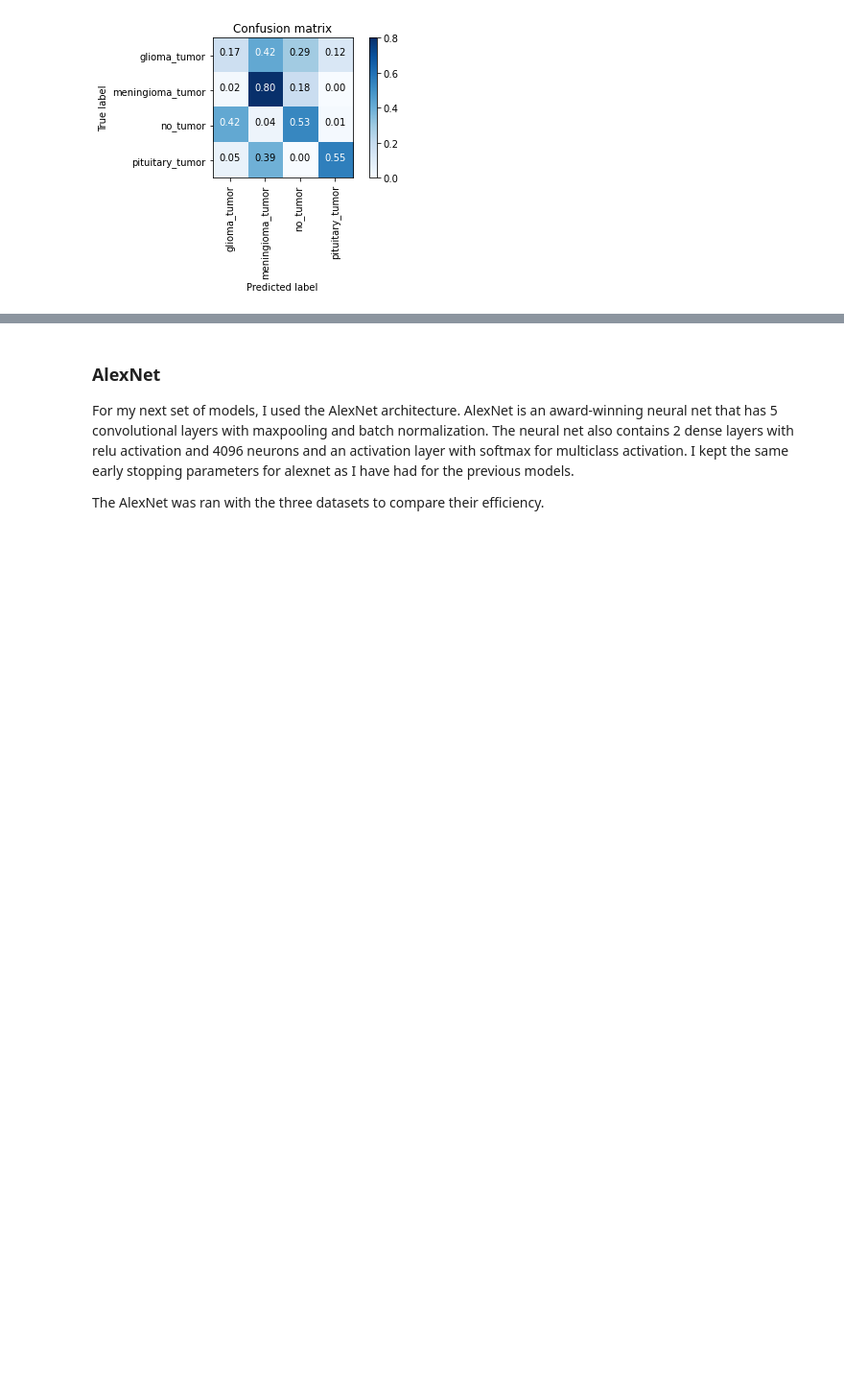
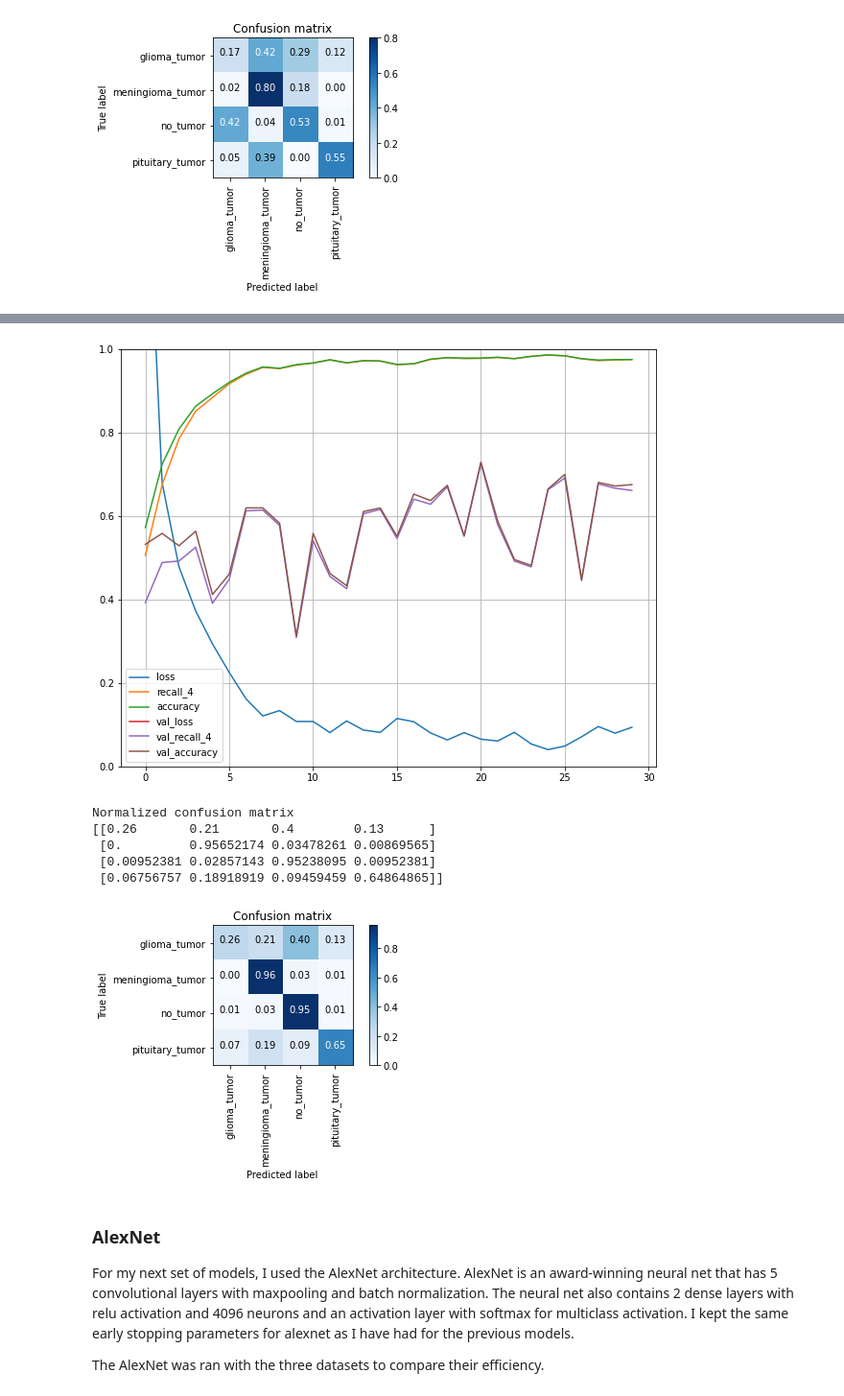
Before and after one commit to Jacobheyman702/Brain_tumor_classifer, a Jupyter notebook: MRI_Image_CNN's.ipynb, the cells around one changed output, grey strips where cells are left out. Shown at 96% size. Saved outputs shown, nothing was run; the diff lists cells and outputs as text; code cells hidden in the pictures; blank space fills up the shorter version.

Commit message:
new model tests

```diff
--- a/MRI_Image_CNN's.ipynb
+++ b/MRI_Image_CNN's.ipynb
@@ -204,16 +202,16 @@ train_zca_fit = brightzca.fit(data_train)
 # %% [markdown]
 ### New Aug
 # %%
-zcarotate = ImageDataGenerator(rescale=1./255,brightness_range=(1.1,1.6),zca_whitening=True,rotation_range=60)
+blip = ImageDataGenerator(rescale=1./255,brightness_range=(1.1,1.6),vertical_flip=True,horizontal_flip=True)
 
-train_rotate = zcarotate.flow_from_directory(train_directory,
+train_blip = blip.flow_from_directory(train_directory,
                                         target_size=(224,224),
                                         batch_size = 2297,
                                         seed = 123,
                                         classes = ['no_tumor','glioma_tumor','meningioma_tumor','pituitary_tumor'])
-train_rotate_images, train_rotata_labels = next(train_rotate)
+train_blip_images, train_blip_labels = next(train_blip)
 
 
-print('Found Classes: ',train_rotate.class_indices)
+print('Found Classes: ',train_blip.class_indices)
 # %% [output]
 Found 2870 images belonging to 4 classes.
@@ -221,3 +219,6 @@ Found Classes:  {'no_tumor': 0, 'glioma_tumor': 1, 'meningioma_tumor': 2, 'pitui
+# %%
+train_total_blip_images = np.concatenate((train_images,train_blip_images))
+train_total_blip_labels = np.concatenate((train_labels,train_blip_labels))
 # %% [markdown]
 ### Function for confusion matrix evaluation of CNN
 # %%
@@ -966,3 +966,22 @@ KeyboardInterrupt:
+# %%
+history_baseline_df = pd.DataFrame(history_exp1_blp.history)
+history_baseline_df.plot(figsize=(10,8))
+plt.grid(True)
+plt.gca().set_ylim(0,1)
+plt.show()
+
+y_pred = exp1_blp.predict_classes(test_images)
+
+confusion = confusion_matrix(test_labels.argmax(axis=1),y_pred)
+plot_confusion_matrix(confusion,data_test.class_indices, normalize=True)
+# %% [output]
+[figure, added]
+Normalized confusion matrix
+[[0.26       0.21       0.4        0.13      ]
+ [0.         0.95652174 0.03478261 0.00869565]
+ [0.00952381 0.02857143 0.95238095 0.00952381]
+ [0.06756757 0.18918919 0.09459459 0.64864865]]
+[figure, added]
 # %% [markdown]
 ### AlexNet
 
```
Also changed, not shown: parts of 6 cells of this notebook.
